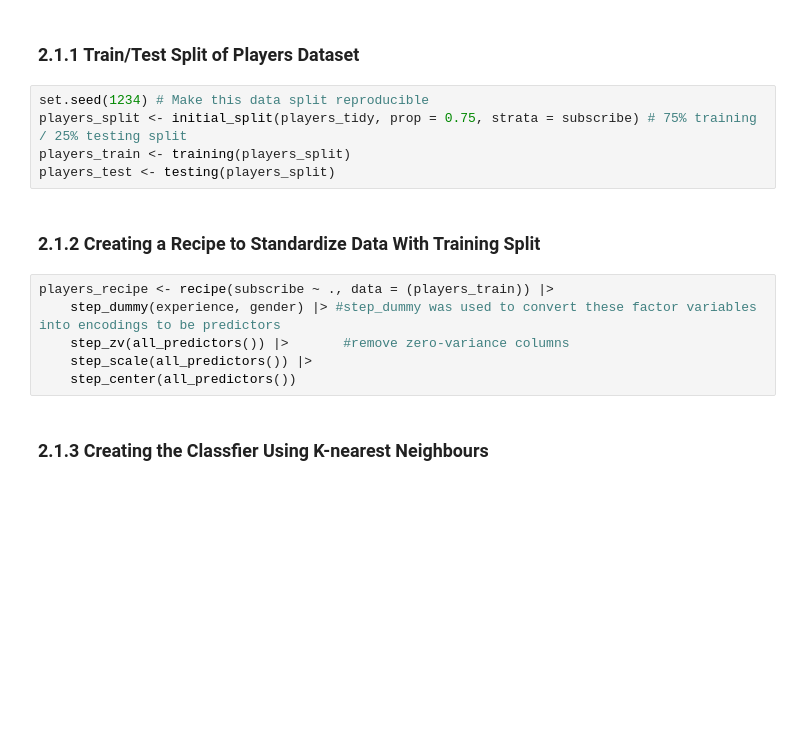
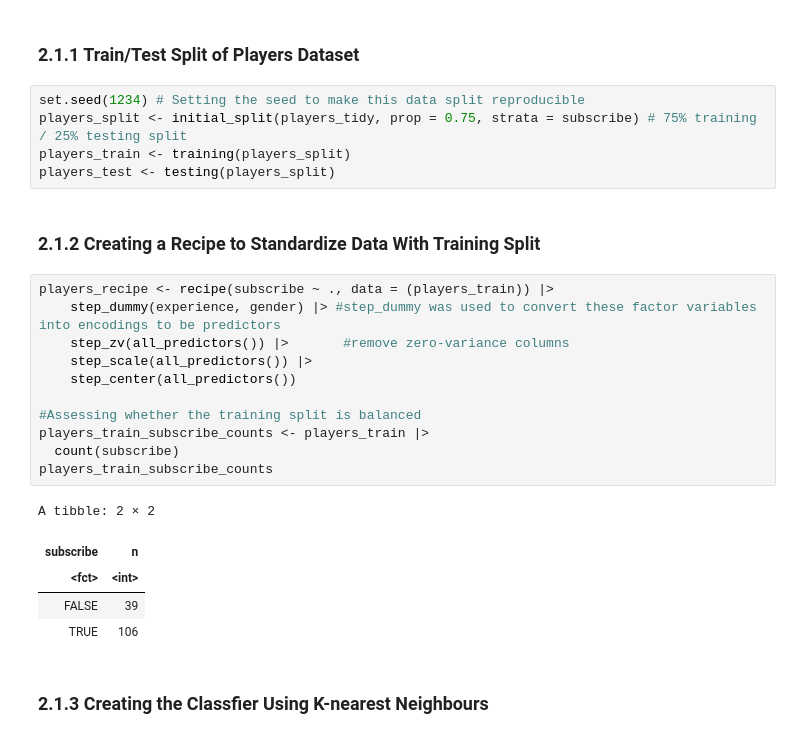
Before and after one commit to Tim-W36/DSCI-100-Group-30-Final-Project-Report-, a Jupyter notebook: proj_ind.ipynb, the cells around one changed output. Drawn from its saved outputs; the diff is of its cells as text; blank space fills up the shorter version.

```diff
--- a/proj_ind.ipynb
+++ b/proj_ind.ipynb
@@ -529,7 +529,7 @@ A tibble: 8 × 5
 # %% [markdown]
 ### 2.1.1 Train/Test Split of Players Dataset
 # %%
-set.seed(1234) # Make this data split reproducible
+set.seed(1234) # Setting the seed to make this data split reproducible
 players_split <- initial_split(players_tidy, prop = 0.75, strata = subscribe) # 75% training / 25% testing split
 players_train <- training(players_split)
 players_test <- testing(players_split)
@@ -538,9 +538,20 @@ players_test <- testing(players_split)
 # %%
 players_recipe <- recipe(subscribe ~ ., data = (players_train)) |>
     step_dummy(experience, gender) |> #step_dummy was used to convert these factor variables into encodings to be predictors
     step_zv(all_predictors()) |>       #remove zero-variance columns
     step_scale(all_predictors()) |>
     step_center(all_predictors())
+
+#Assessing whether the training split is balanced
+players_train_subscribe_counts <- players_train |>
+  count(subscribe)
+players_train_subscribe_counts
+# %% [output]
+A tibble: 2 × 2
+| subscribe | n |
+| <fct> | <int> |
+| FALSE | 39 |
+| TRUE | 106 |
 # %% [markdown]
 ### 2.1.3 Creating the Classfier Using K-nearest Neighbours
 # %%
```
Also changed, not shown: parts of 8 cells of this notebook.
